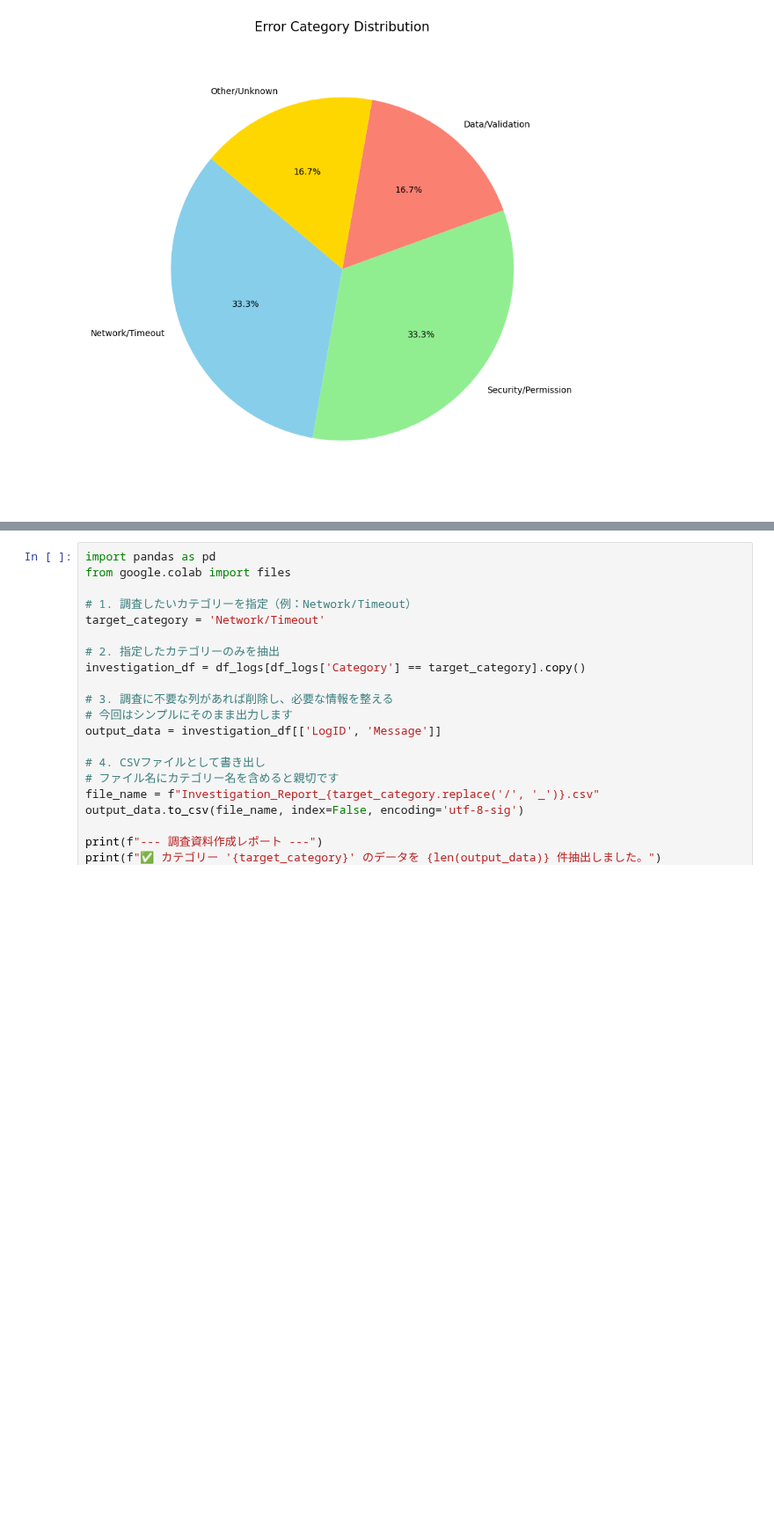
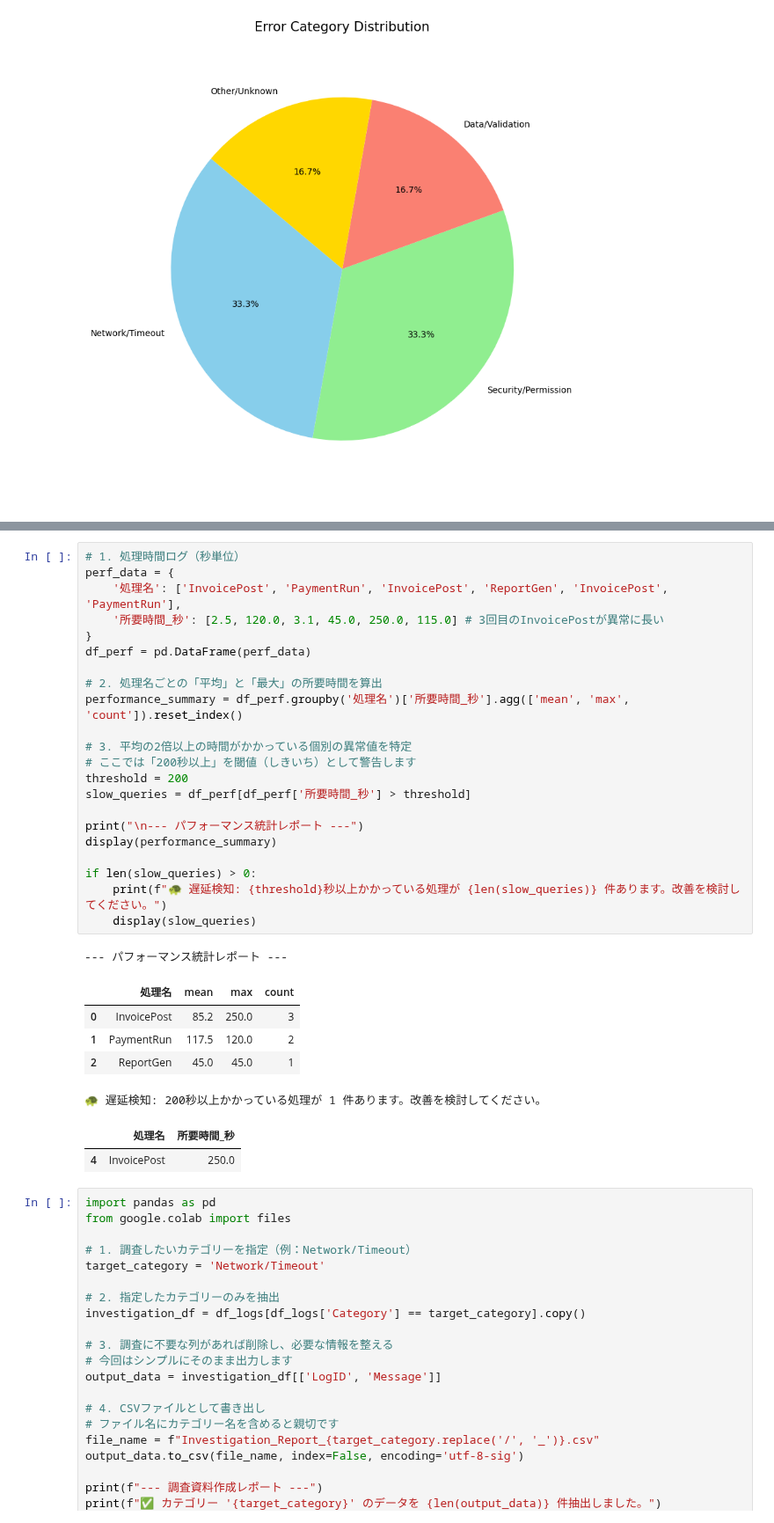
Before and after one commit to Koji-Accounting-Tech/D365-Finance-Data-Validator, a Jupyter notebook: D365_Data_Processing.ipynb, the cells around one changed output, grey strips where cells are left out. Shown at 88% size. Drawn from its saved outputs; the diff is of its cells as text; blank space fills up the shorter version.

```diff
--- a/D365_Data_Processing.ipynb
+++ b/D365_Data_Processing.ipynb
@@ -390,3 +422,34 @@ plt.show()
+# %%
+# 1. 処理時間ログ（秒単位）
+perf_data = {
+    '処理名': ['InvoicePost', 'PaymentRun', 'InvoicePost', 'ReportGen', 'InvoicePost', 'PaymentRun'],
+    '所要時間_秒': [2.5, 120.0, 3.1, 45.0, 250.0, 115.0] # 3回目のInvoicePostが異常に長い
+}
+df_perf = pd.DataFrame(perf_data)
+
+# 2. 処理名ごとの「平均」と「最大」の所要時間を算出
+performance_summary = df_perf.groupby('処理名')['所要時間_秒'].agg(['mean', 'max', 'count']).reset_index()
+
+# 3. 平均の2倍以上の時間がかかっている個別の異常値を特定
+# ここでは「200秒以上」を閾値（しきいち）として警告します
+threshold = 200
+slow_queries = df_perf[df_perf['所要時間_秒'] > threshold]
+
+print("\n--- パフォーマンス統計レポート ---")
+display(performance_summary)
+
+if len(slow_queries) > 0:
+    print(f"🐢 遅延検知: {threshold}秒以上かかっている処理が {len(slow_queries)} 件あります。改善を検討してください。")
+    display(slow_queries)
+# %% [output]
+--- パフォーマンス統計レポート ---
+|  | 処理名 | mean | max | count |
+| 0 | InvoicePost | 85.2 | 250.0 | 3 |
+| 1 | PaymentRun | 117.5 | 120.0 | 2 |
+| 2 | ReportGen | 45.0 | 45.0 | 1 |
+🐢 遅延検知: 200秒以上かかっている処理が 1 件あります。改善を検討してください。
+|  | 処理名 | 所要時間_秒 |
+| 4 | InvoicePost | 250.0 |
 # %%
 import pandas as pd
 from google.colab import files
```
Also changed, not shown: parts of 1 cell of this notebook.
